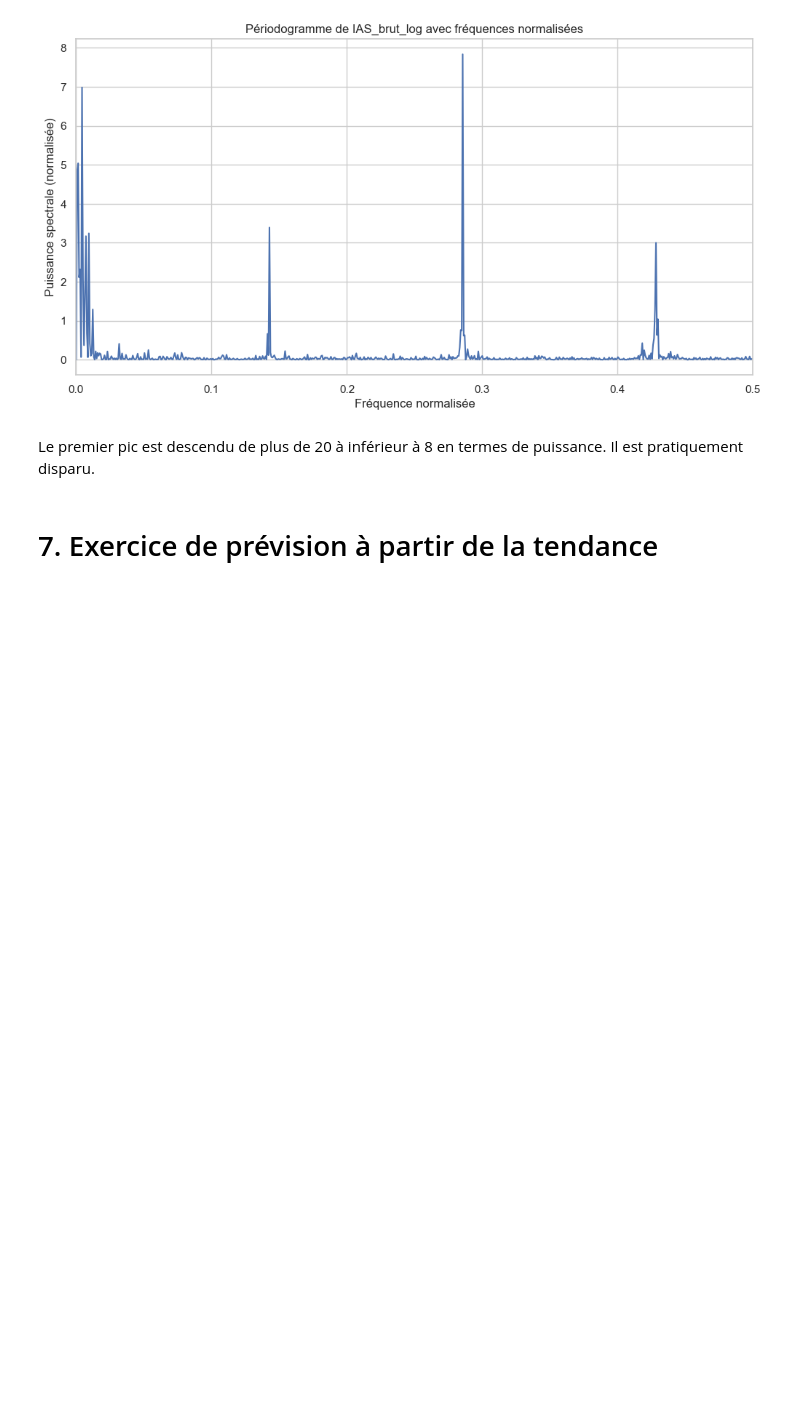
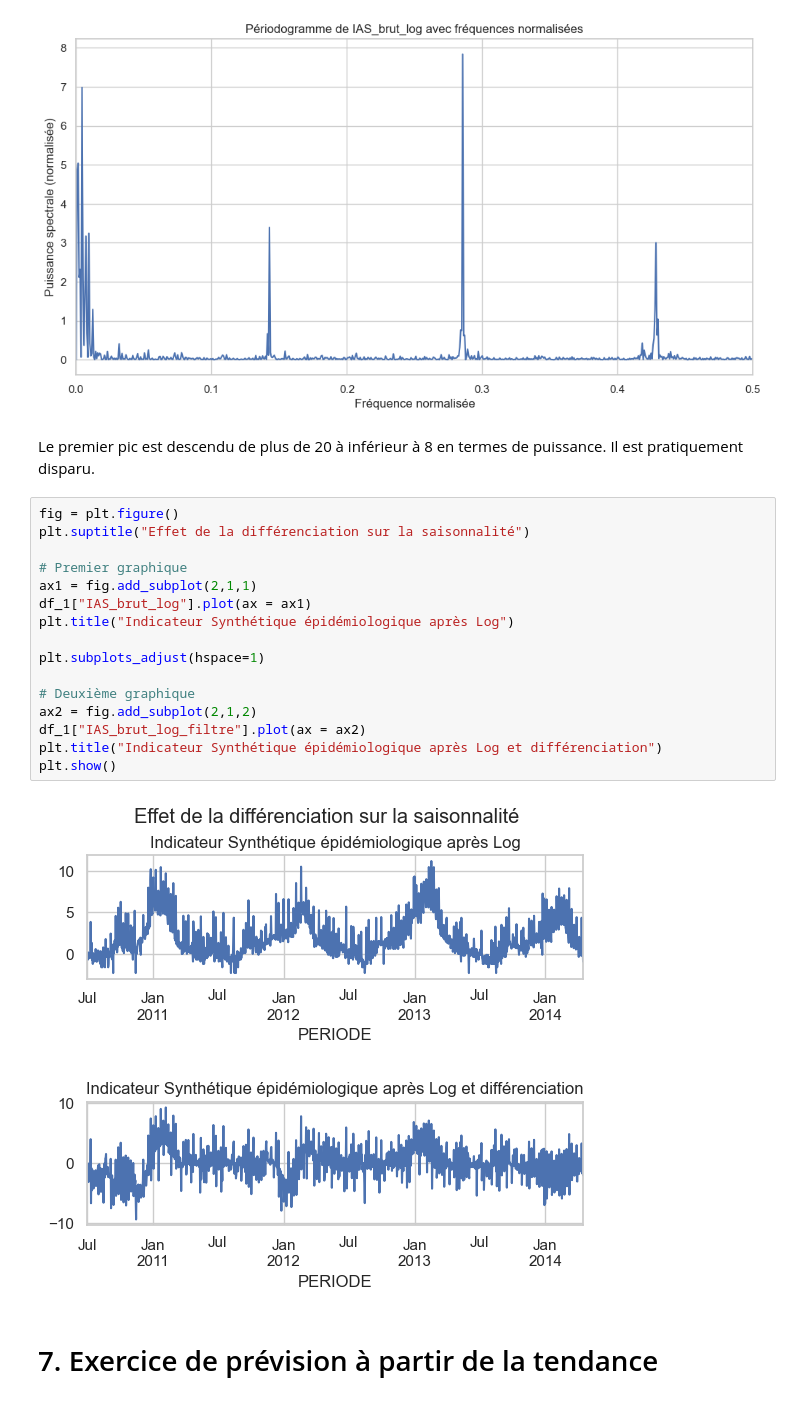
Before and after one commit to MitaDataAI/Time-Series-fundamentals, a Jupyter notebook: 1_Syndrome_grippaux.ipynb, the cells around one changed output. Drawn from its saved outputs; the diff is of its cells as text; blank space fills up the shorter version.

```diff
--- a/1_Syndrome_grippaux.ipynb
+++ b/1_Syndrome_grippaux.ipynb
@@ -253,6 +233,24 @@ plt.show()
 [figure]
 # %% [markdown]
 Le premier pic est descendu de plus de 20 à inférieur à 8 en termes de puissance. Il est pratiquement disparu.
+# %%
+fig = plt.figure()
+plt.suptitle("Effet de la différenciation sur la saisonnalité")
+
+# Premier graphique
+ax1 = fig.add_subplot(2,1,1)
+df_1["IAS_brut_log"].plot(ax = ax1)
+plt.title("Indicateur Synthétique épidémiologique après Log")
+
+plt.subplots_adjust(hspace=1)
+
+# Deuxième graphique
+ax2 = fig.add_subplot(2,1,2)
+df_1["IAS_brut_log_filtre"].plot(ax = ax2)
+plt.title("Indicateur Synthétique épidémiologique après Log et différenciation")
+plt.show()
+# %% [output]
+[figure, added]
 # %% [markdown]
 # 7. Exercice de prévision à partir de la tendance
 # %%
```
Also changed, not shown: parts of 17 cells of this notebook, 2 other files.
